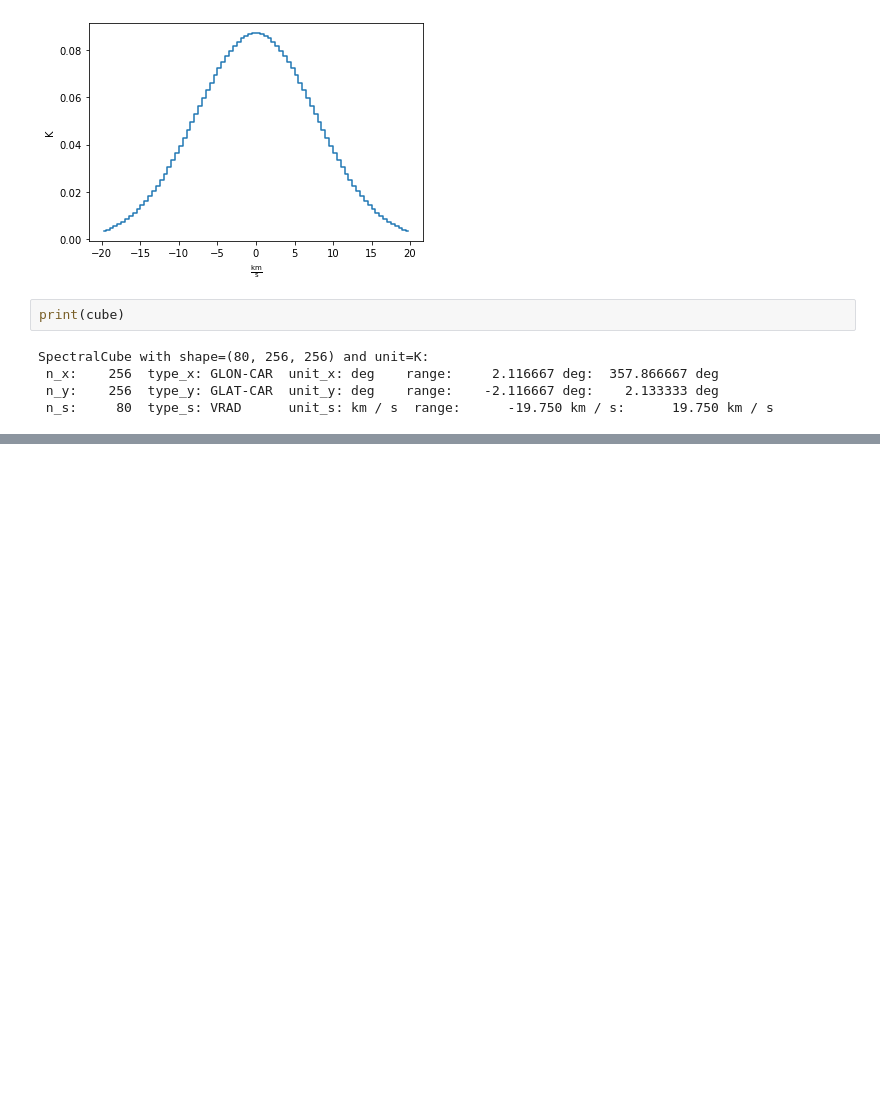
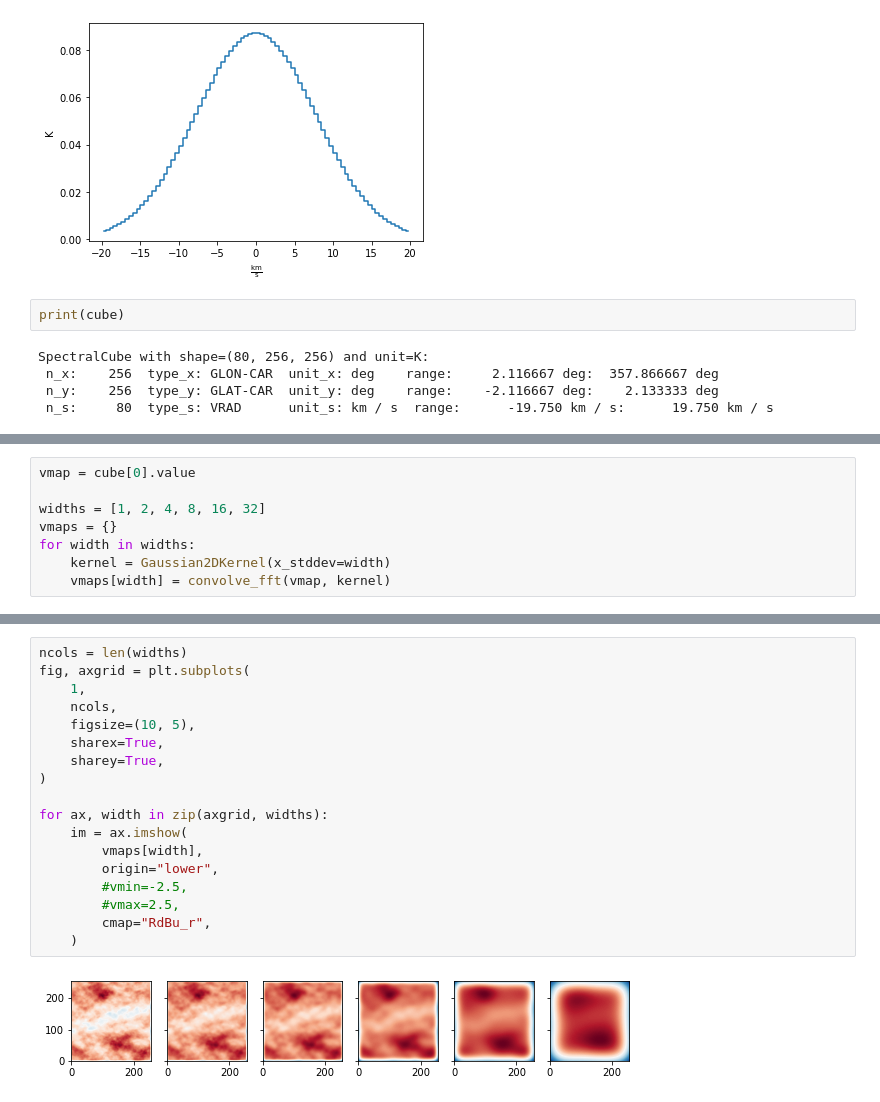
Before and after one commit to JavGVastro/PhD.Paper, a Jupyter notebook: Fake-Maps/fake-3d-tapered-maps.ipynb, the cells around one changed output, grey strips where cells are left out. Drawn from its saved outputs; the diff is of its cells as text; blank space fills up the shorter version.

```diff
--- a/Fake-Maps/fake-3d-tapered-maps.ipynb
+++ b/Fake-Maps/fake-3d-tapered-maps.ipynb
@@ -111,0 +127,8 @@ SpectralCube with shape=(80, 256, 256) and unit=K:
+# %%
+vmap = cube[0].value
+
+widths = [1, 2, 4, 8, 16, 32]
+vmaps = {}
+for width in widths:
+    kernel = Gaussian2DKernel(x_stddev=width)
+    vmaps[width] = convolve_fft(vmap, kernel)
@@ -111,0 +137,20 @@ SpectralCube with shape=(80, 256, 256) and unit=K:
+# %%
+ncols = len(widths)
+fig, axgrid = plt.subplots(
+    1,
+    ncols,
+    figsize=(10, 5),
+    sharex=True,
+    sharey=True,
+)
+
+for ax, width in zip(axgrid, widths):
+    im = ax.imshow(
+        vmaps[width],
+        origin="lower",
+        #vmin=-2.5,
+        #vmax=2.5,
+        cmap="RdBu_r",
+    )
+# %% [output]
+[figure, added]
```
Also changed, not shown: parts of 23 cells of this notebook, 1 other file.
